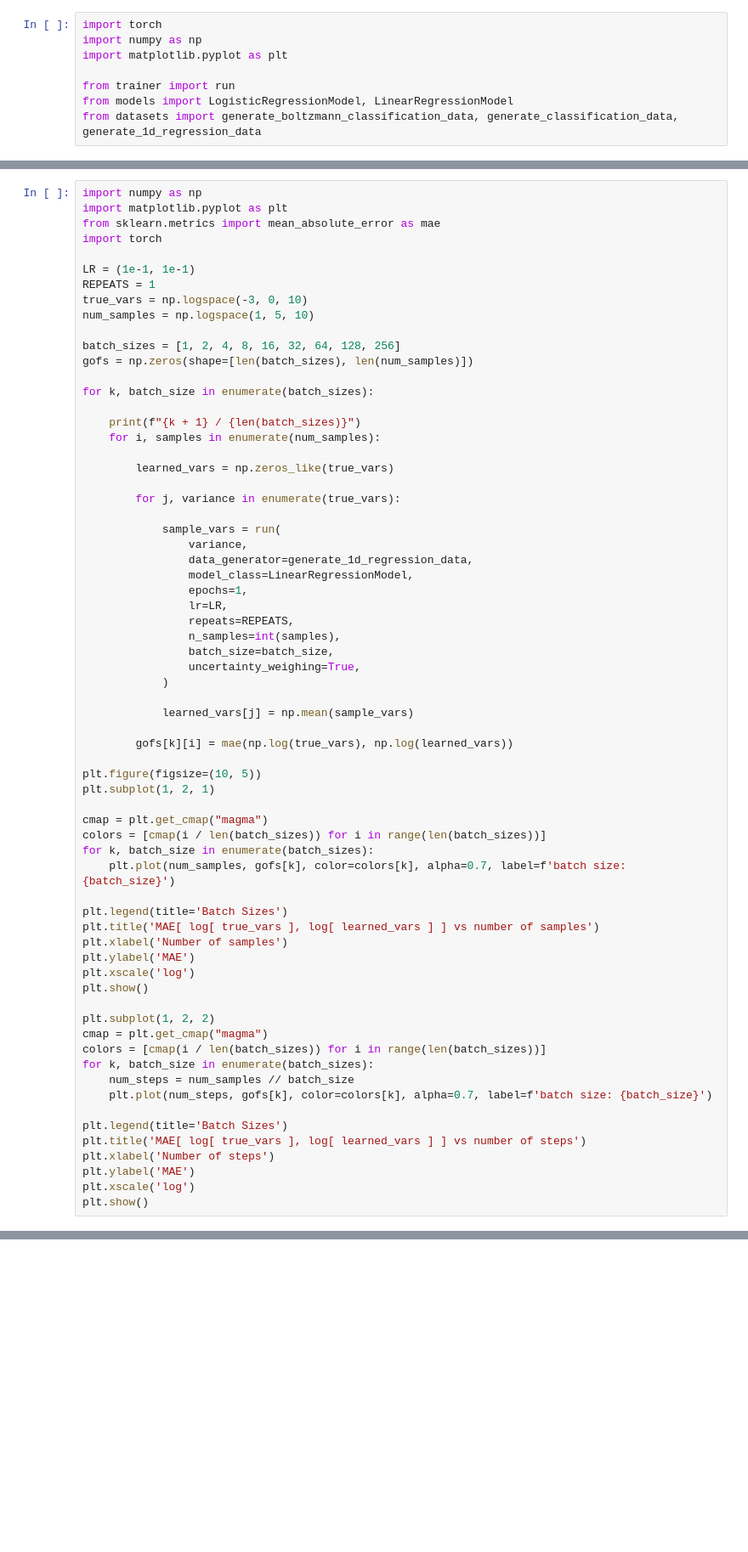
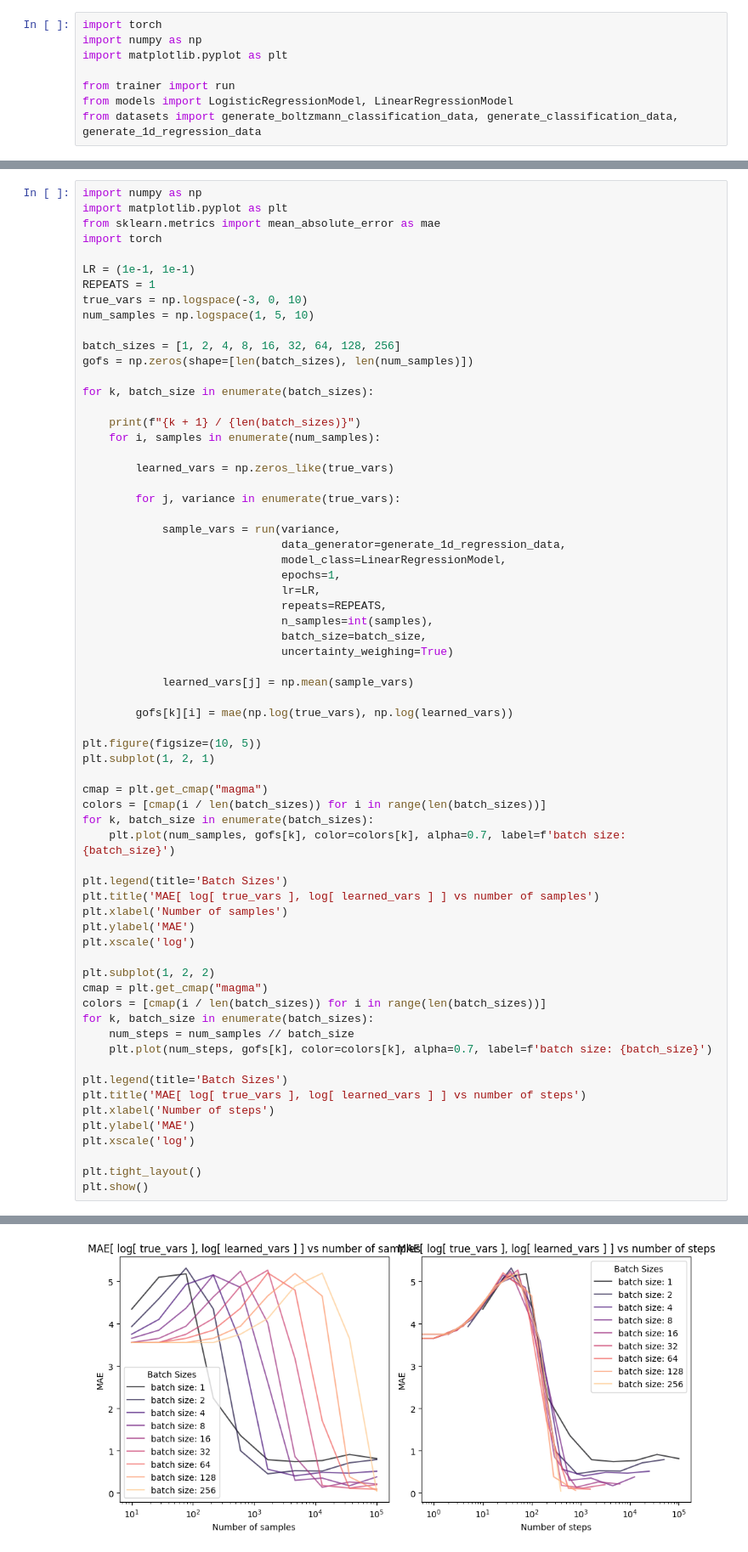
Before and after one commit to graphcore-research/minimol, a Jupyter notebook: notebooks/uncertainty_weighing.ipynb, the cells around one changed output, grey strips where cells are left out. Shown: that part at 85% size. Cells and saved outputs as stored; diff of their text form; blank space fills up the shorter version.

```diff
--- a/notebooks/uncertainty_weighing.ipynb
+++ b/notebooks/uncertainty_weighing.ipynb
@@ -77,17 +77,15 @@ for k, batch_size in enumerate(batch_sizes):
 
         for j, variance in enumerate(true_vars):
 
-            sample_vars = run(
-                variance,
-                data_generator=generate_1d_regression_data,
-                model_class=LinearRegressionModel,
-                epochs=1,
-                lr=LR,
-                repeats=REPEATS,
-                n_samples=int(samples),
-                batch_size=batch_size,
-                uncertainty_weighing=True,
-            )
+            sample_vars = run(variance,
+                              data_generator=generate_1d_regression_data,
+                              model_class=LinearRegressionModel,
+                              epochs=1,
+                              lr=LR,
+                              repeats=REPEATS,
+                              n_samples=int(samples),
+                              batch_size=batch_size,
+                              uncertainty_weighing=True)
 
             learned_vars[j] = np.mean(sample_vars)
 
@@ -106,7 +104,6 @@ plt.title('MAE[ log[ true_vars ], log[ learned_vars ] ] vs number of samples')
 plt.xlabel('Number of samples')
 plt.ylabel('MAE')
 plt.xscale('log')
-plt.show()
 
 plt.subplot(1, 2, 2)
 cmap = plt.get_cmap("magma")
@@ -120,6 +117,8 @@ plt.title('MAE[ log[ true_vars ], log[ learned_vars ] ] vs number of steps')
 plt.xlabel('Number of steps')
 plt.ylabel('MAE')
 plt.xscale('log')
+
+plt.tight_layout()
 plt.show()
 # %% [output]
 1 / 9
@@ -127,3 +133,4 @@ TypeError: run() missing 2 required positional arguments: 'data_generator' and '
+[figure, added]
 # %%
 import numpy as np
 import matplotlib.pyplot as plt
```
Also changed, not shown: parts of 6 cells of this notebook, 2 other files.
